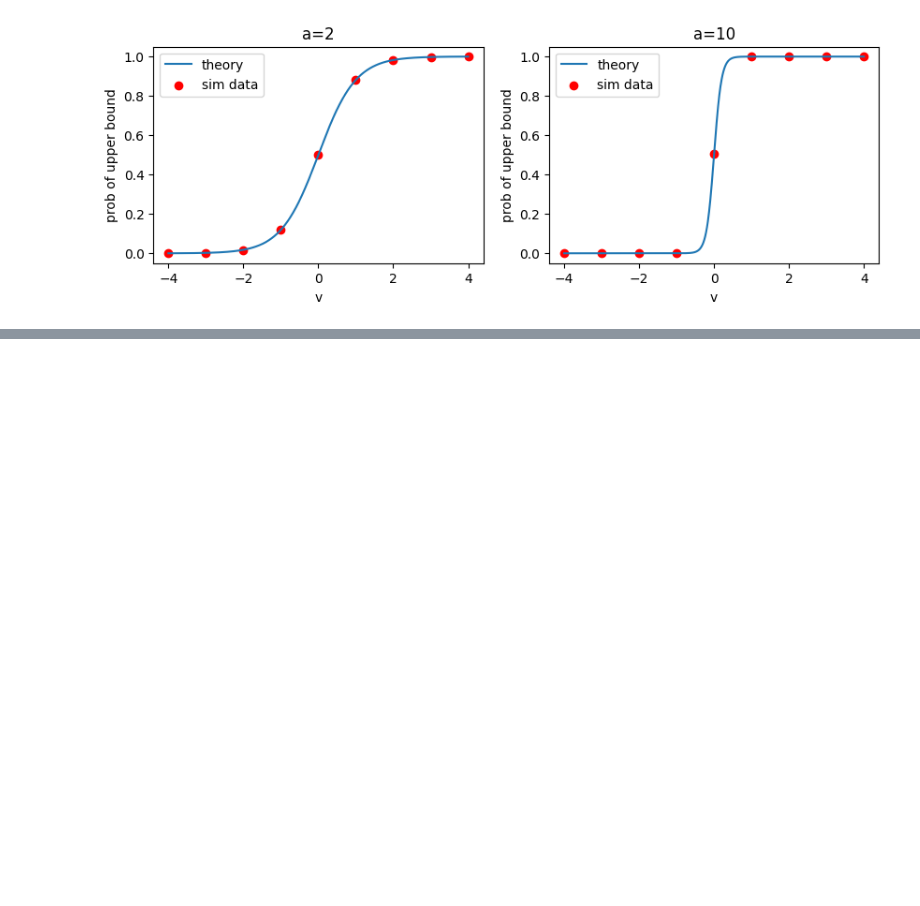
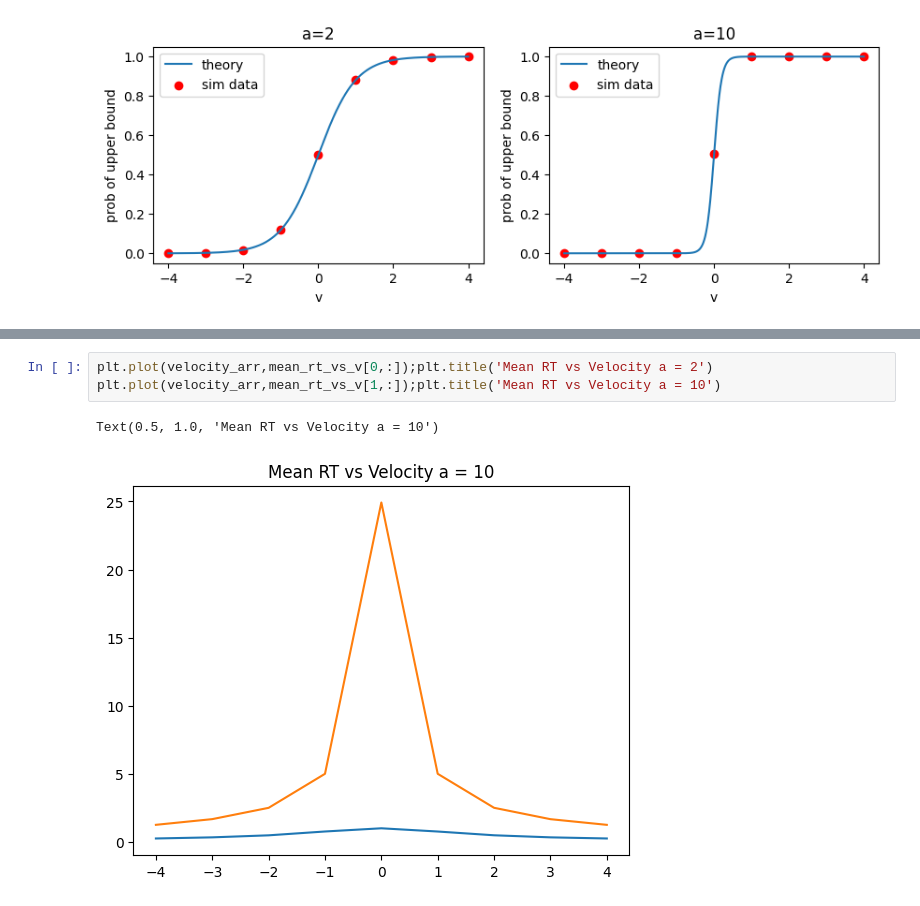
Before and after one commit to rakaar/ai_stats_notes, a Jupyter notebook: neural/ddm_ex21.ipynb, the cells around one changed output, grey strips where cells are left out. Drawn from its saved outputs; the diff is of its cells as text; blank space fills up the shorter version.

```diff
--- a/neural/ddm_ex21.ipynb
+++ b/neural/ddm_ex21.ipynb
@@ -180,0 +203,6 @@ plt.scatter(velocity_arr,count_r_data[1,:]/50e3, color='red');plt.legend(['theor
+# %%
+plt.plot(velocity_arr,mean_rt_vs_v[0,:]);plt.title('Mean RT vs Velocity a = 2')
+plt.plot(velocity_arr,mean_rt_vs_v[1,:]);plt.title('Mean RT vs Velocity a = 10')
+# %% [output]
+Text(0.5, 1.0, 'Mean RT vs Velocity a = 10')
+[figure, added]
```
Also changed, not shown: parts of 5 cells of this notebook.
